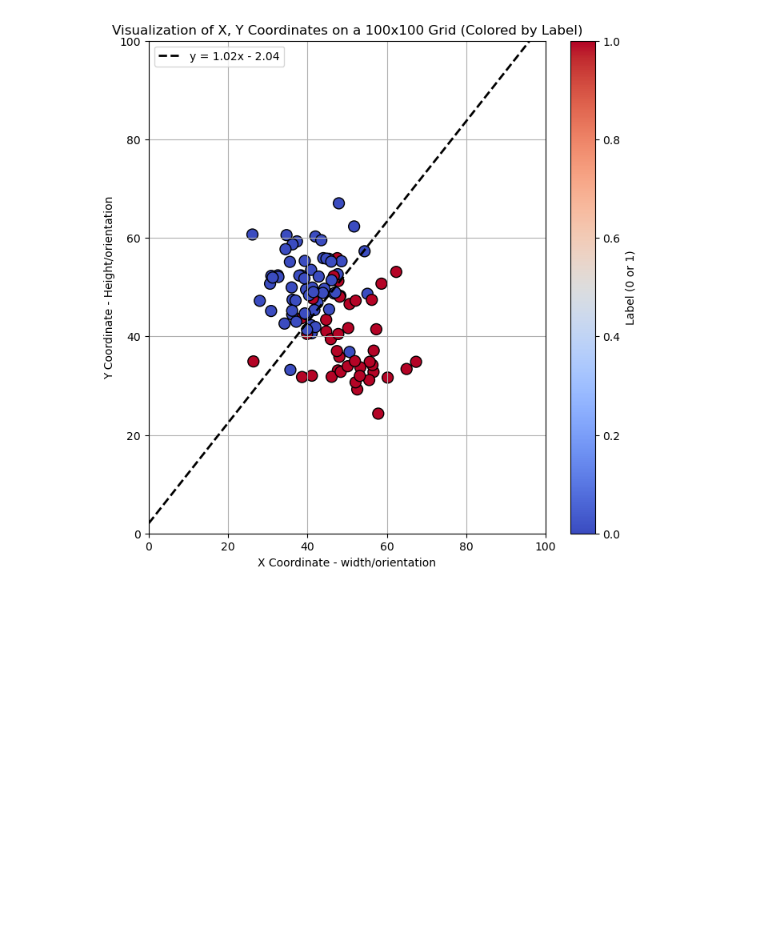
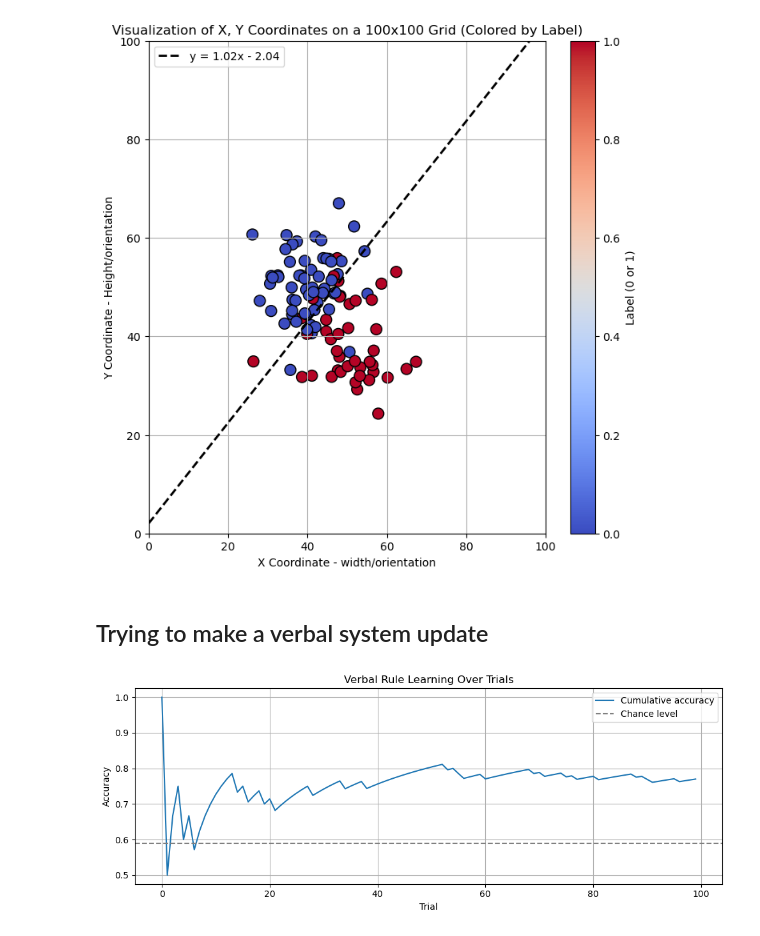
Before and after one commit to JSejrskild/CompNeuro-Exam, a Jupyter notebook: decisionrules/one_dimentional.ipynb, the cells around one changed output. Drawn from its saved outputs; the diff is of its cells as text; code cells hidden in the pictures; blank space fills up the shorter version.

Commit message:
Starting work on a verbal route

```diff
--- a/decisionrules/one_dimentional.ipynb
+++ b/decisionrules/one_dimentional.ipynb
@@ -319,3 +319,5 @@ plt.legend()
 plt.show()
 # %% [output]
 [figure]
+# %% [markdown]
+## Trying to make a verbal system update
@@ -321,0 +361,34 @@ plt.show()
+# %%
+# Shuffle the visual_values array along the first axis (trials)
+shuffled_visual_values = visual_values.copy()
+np.random.shuffle(shuffled_visual_values)
+
+
+# Initialize the verbal system with a criterion of 50
+vs = VerbalSystem(init_criterion=50)
+
+# Prepare to track performance
+predictions = []
+correct = []
+criteria = []
+
+for trial, (x, y, label) in enumerate(shuffled_visual_values):
+    pred, updated_crit = vs.update(x, label)
+    predictions.append(pred)
+    correct.append(int(pred == label))
+    criteria.append(updated_crit)
+# %%
+cumulative_accuracy = np.cumsum(correct) / np.arange(1, len(correct) + 1)
+
+plt.figure(figsize=(10, 4))
+plt.plot(cumulative_accuracy, label='Cumulative accuracy')
+plt.axhline(0.59, linestyle='--', color='gray', label='Chance level')
+plt.xlabel('Trial')
+plt.ylabel('Accuracy')
+plt.title('Verbal Rule Learning Over Trials')
+plt.legend()
+plt.grid(True)
+plt.tight_layout()
+plt.show()
+# %% [output]
+[figure, added]
```
Also changed, not shown: parts of 1 cell of this notebook.
